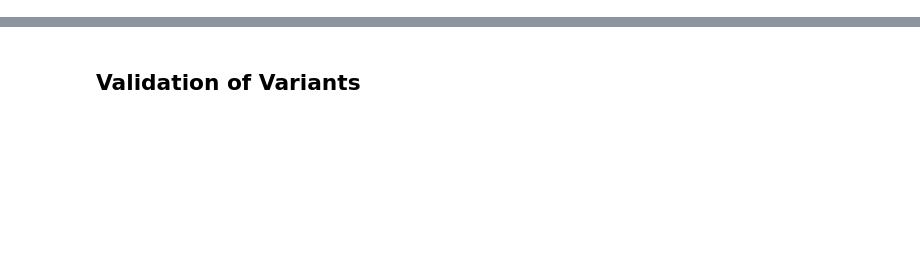
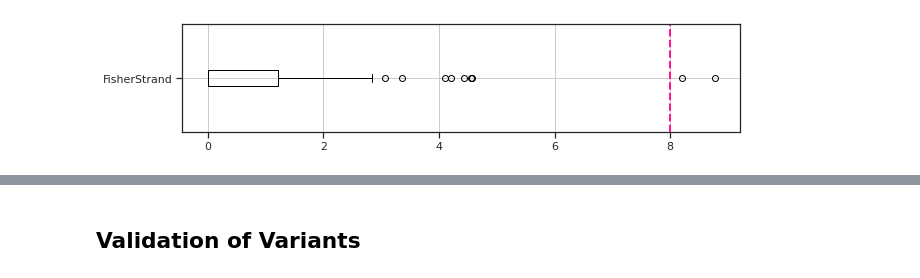
Before and after one commit to ksanao/variant_QC, a Jupyter notebook: notebooks/02_variant_calls.ipynb, the cells around one changed output, grey strips where cells are left out. Cells and saved outputs as stored; diff of their text form; code cells hidden in the pictures; blank space fills up the shorter version.

```diff
--- a/notebooks/02_variant_calls.ipynb
+++ b/notebooks/02_variant_calls.ipynb
@@ -45,0 +90,6 @@ Filtered out regions were visually inspected in IGV html one pager:
+# %%
+df.boxplot(color='black', figsize=(10,2), vert=False)
+plt.axvline(x=new_cutoffs[attr], linewidth=2, color='DeepPink', ls='--')
+plt.show()
+# %% [output]
+[figure, added]
```
Also changed, not shown: parts of 22 cells of this notebook, 12 other files.
